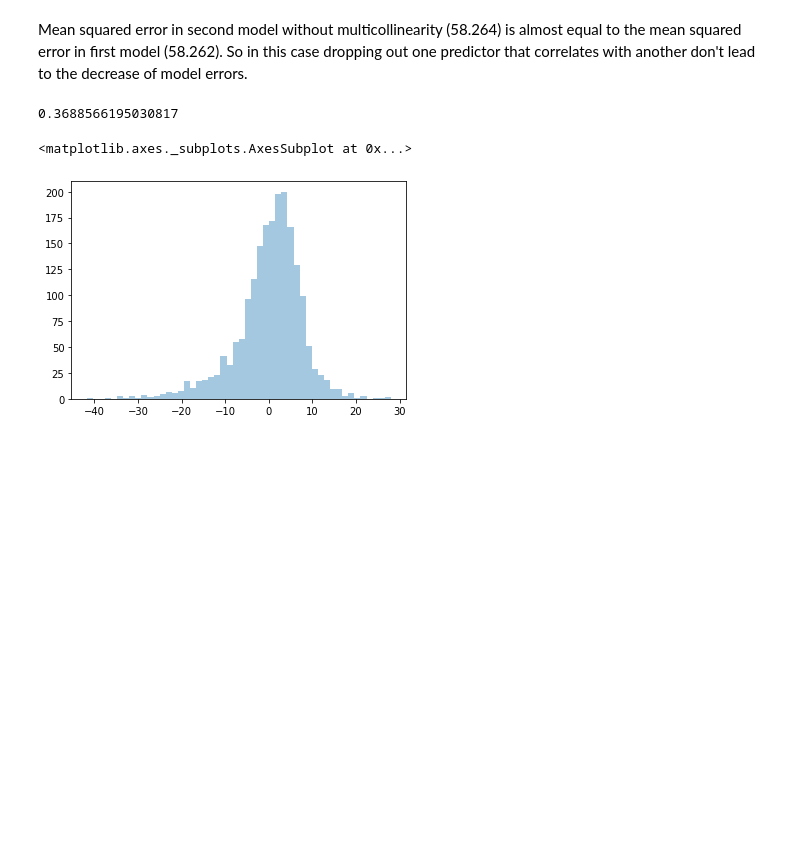
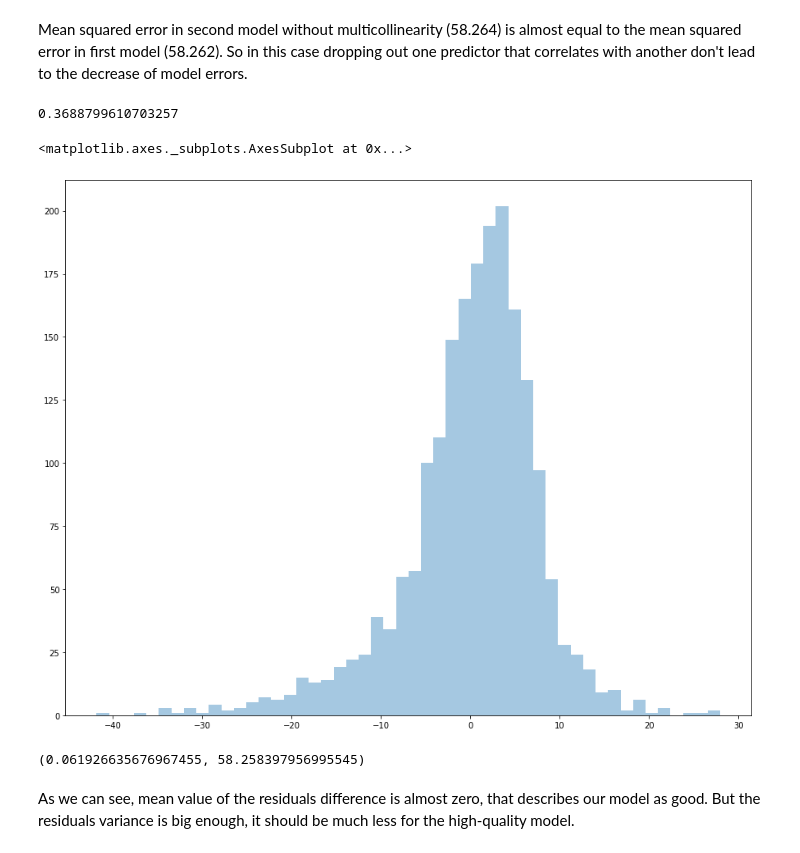
Before and after one commit to alievilya/Data-analysis-course-project, a Jupyter notebook: Lab2.ipynb, the cells around one changed output. Saved outputs shown, nothing was run; the diff lists cells and outputs as text; code cells hidden in the pictures; blank space fills up the shorter version.

```diff
--- a/Lab2.ipynb
+++ b/Lab2.ipynb
@@ -18,7 +18,7 @@ source_df.reset_index(inplace=True, drop=True)
 del source_df["Artist"]
 del source_df["Title"]
 del source_df["Label"]
-
+source_df['Release Day'] = source_df['Release Day'].astype('int64')
 source_df.head(5)
 # %% [output]
 |  | Release Month | Release Day | Release Year | Format | Genre | Metacritic Critic Score | Metacritic Reviews | ... |
@@ -510,17 +1151,24 @@ Mean squared error in second model without multicollinearity (58.264) is almost
 # %%
 sklearn.metrics.r2_score(y_test, y_pred)
 # %% [output]
-0.3688566195030817
+0.3688799610703257
 # %%
 #R^2 is less than 50% that says that the quality of builded regression model is very low. The predictors don't
 #explain the change of the target variable.
 # %%
 # Plotting the distribution of residuals
+plt.figure(figsize=(15, 12))
 y_pred_all = np.array(reg.predict(X_test))
 y1 = np.array(y_test)
 y2 = np.array(y_pred_all)
 y_diff = y1 - y2
 sns.distplot(y_diff, kde=False)
 # %% [output]
 <matplotlib.axes._subplots.AxesSubplot at 0x...>
-[figure, old version]
+[figure, new version]
+# %%
+y_diff.mean(), y_diff.var()
+# %% [output]
+(0.061926635676967455, 58.258397956995545)
+# %% [markdown]
+As we can see, mean value of the residuals difference is almost zero, that describes our model as good. But the residuals variance is big enough, it should be much less for the high-quality model.
```
Also changed, not shown: parts of 25 cells of this notebook.
